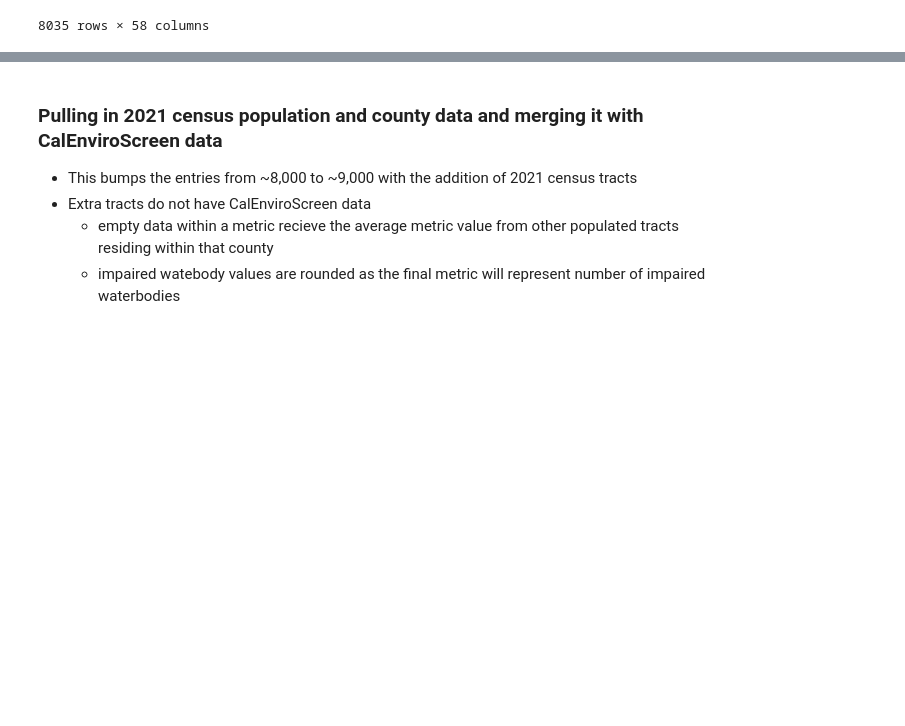
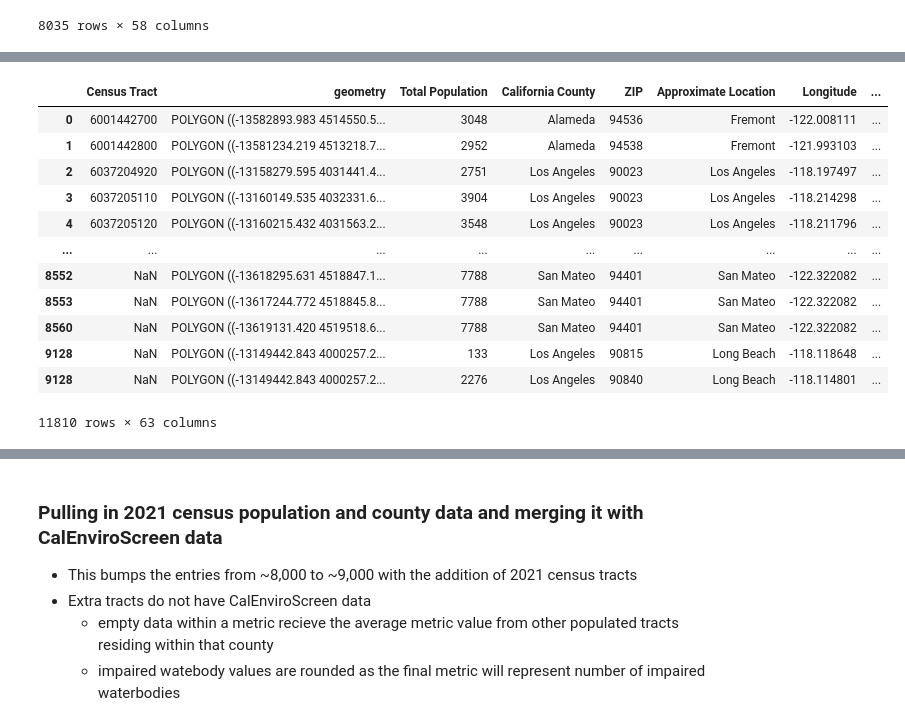
Before and after one commit to Eagle-Rock-Analytics/carb-climate-index, a Jupyter notebook: scripts/data_metric_calc/society_cal_enviroscreen_metrics.ipynb, the cells around one changed output, grey strips where cells are left out. Drawn from its saved outputs; the diff is of its cells as text; code cells hidden in the pictures; blank space fills up the shorter version.

```diff
--- a/scripts/data_metric_calc/society_cal_enviroscreen_metrics.ipynb
+++ b/scripts/data_metric_calc/society_cal_enviroscreen_metrics.ipynb
@@ -66,0 +84,5 @@ Index(['Census Tract', 'Total Population', 'California County', 'ZIP',
+# %%
+# first find the tracts which have not changed from 2010 to 2017
+# find the indices which correspond to the new boundaries
+unchanged_tracts_ca = pd.to_numeric(ca_boundaries['Census Tract']).isin(pd.to_numeric(old_tract_calenviroscreen_data['Census Tract']))
+ca_boundaries[unchanged_tracts_ca]
@@ -66,0 +128,9 @@ Index(['Census Tract', 'Total Population', 'California County', 'ZIP',
+# %%
+# now we only have to join the remaining tracts
+mapped_df = gpd.sjoin_nearest(
+    ca_boundaries[~unchanged_tracts_ca],
+    old_tract_calenviroscreen_data[~unchanged_tracts_old],
+    how="inner", distance_col="distances",
+    max_distance=5000
+)
+mapped_df
@@ -67,3 +151,21 @@ Index(['Census Tract', 'Total Population', 'California County', 'ZIP',
+# %%
+# then concatenate the sjoined tracts with the unchanged ones
+joined_df = pd.concat([original_df,mapped_df])
+joined_df
+# %% [output]
+|  | Census Tract | geometry | Total Population | California County | ZIP | Approximate Location | Longitude | ... |
+| 0 | 6001442700 | POLYGON ((-13582893.983 4514550.5... | 3048 | Alameda | 94536 | Fremont | -122.008111 | ... |
+| 1 | 6001442800 | POLYGON ((-13581234.219 4513218.7... | 2952 | Alameda | 94538 | Fremont | -121.993103 | ... |
+| 2 | 6037204920 | POLYGON ((-13158279.595 4031441.4... | 2751 | Los Angeles | 90023 | Los Angeles | -118.197497 | ... |
+| 3 | 6037205110 | POLYGON ((-13160149.535 4032331.6... | 3904 | Los Angeles | 90023 | Los Angeles | -118.214298 | ... |
+| 4 | 6037205120 | POLYGON ((-13160215.432 4031563.2... | 3548 | Los Angeles | 90023 | Los Angeles | -118.211796 | ... |
+| ... | ... | ... | ... | ... | ... | ... | ... | ... |
+| 8552 | NaN | POLYGON ((-13618295.631 4518847.1... | 7788 | San Mateo | 94401 | San Mateo | -122.322082 | ... |
+| 8553 | NaN | POLYGON ((-13617244.772 4518845.8... | 7788 | San Mateo | 94401 | San Mateo | -122.322082 | ... |
+| 8560 | NaN | POLYGON ((-13619131.420 4519518.6... | 7788 | San Mateo | 94401 | San Mateo | -122.322082 | ... |
+| 9128 | NaN | POLYGON ((-13149442.843 4000257.2... | 133 | Los Angeles | 90815 | Long Beach | -118.118648 | ... |
+| 9128 | NaN | POLYGON ((-13149442.843 4000257.2... | 2276 | Los Angeles | 90840 | Long Beach | -118.114801 | ... |
+11810 rows × 63 columns
 # %%
 # select relevant columns
 metric_enviroscreen_data = enviroscreen_data[['Census Tract',
```
Also changed, not shown: parts of 16 cells of this notebook.
